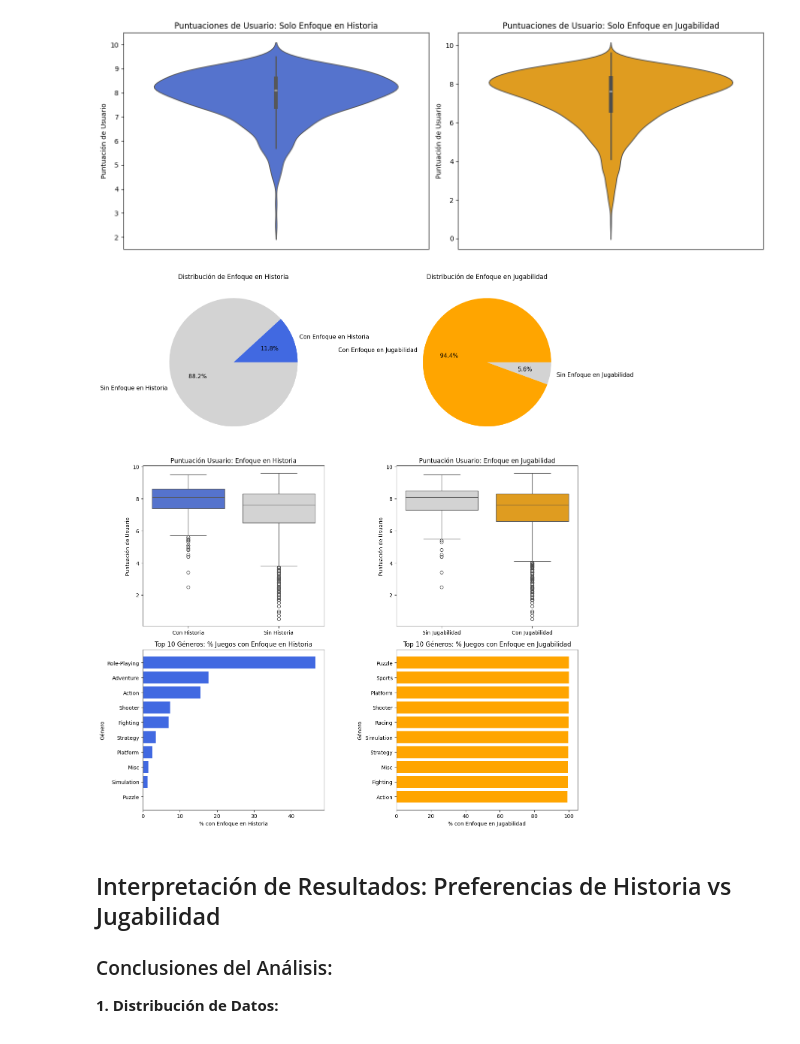
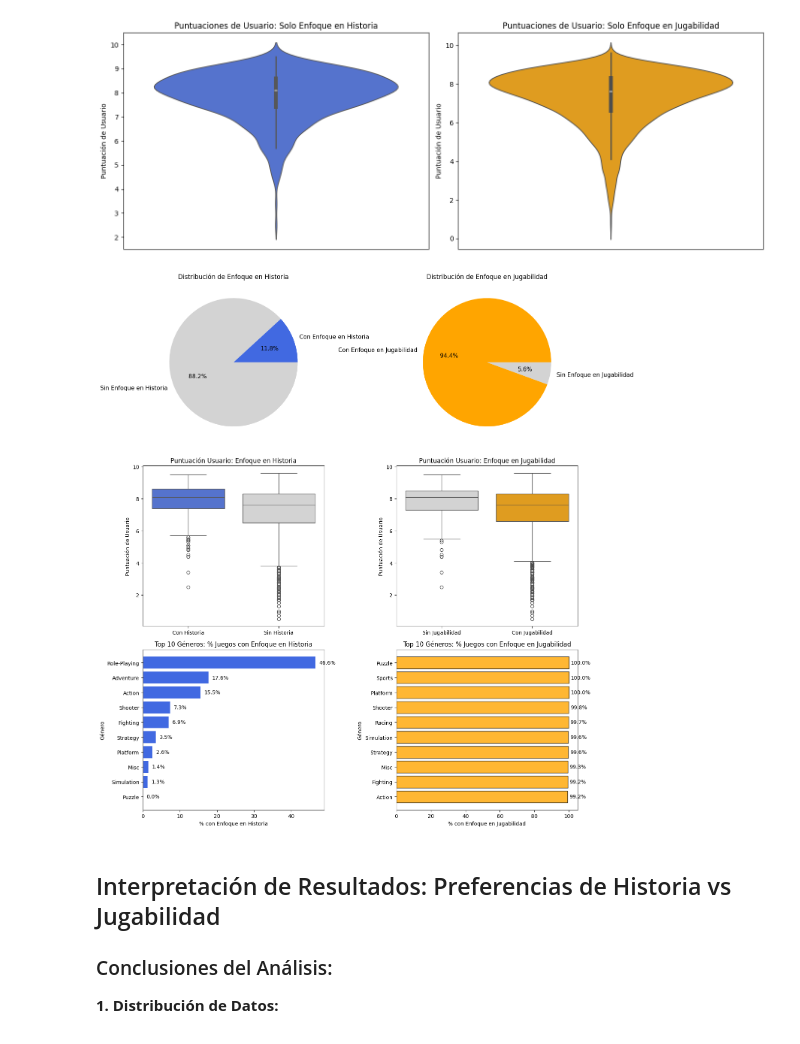
Before and after one commit to maxidalesio/coderhouse_datascience_mdalesio, a Jupyter notebook: ProyectoDSParte1-maxidalesio.ipynb, the cells around one changed output. Drawn from its saved outputs; the diff is of its cells as text; code cells hidden in the pictures.

```diff
--- a/ProyectoDSParte1-maxidalesio.ipynb
+++ b/ProyectoDSParte1-maxidalesio.ipynb
@@ -526,37 +524,59 @@ sns.boxplot(
     data=df_gameplay_box,
     ax=axes[1, 1],
     hue='Gameplay Focus Label',
     palette={'Con Jugabilidad': 'orange', 'Sin Jugabilidad': 'lightgray'},
     legend=False
 )
 axes[1, 1].set_title('Puntuación Usuario: Enfoque en Jugabilidad')
 axes[1, 1].set_xlabel('')
 axes[1, 1].set_ylabel('Puntuación de Usuario')
 
 # 5. Barh: Top 10 Géneros con Enfoque en Historia
-axes[2, 0].barh(
+bars_story = axes[2, 0].barh(
     story_by_genre.index[::-1],
     story_by_genre['porcentaje_historia'][::-1],
     color='royalblue'
 )
 axes[2, 0].set_title('Top 10 Géneros: % Juegos con Enfoque en Historia')
 axes[2, 0].set_xlabel('% con Enfoque en Historia')
 axes[2, 0].set_ylabel('Género')
+# Agregar etiquetas de valor al final de cada barra
+for bar in bars_story:
+    width = bar.get_width()
+    axes[2, 0].text(
+        width + 1,  # un poco a la derecha del final de la barra
+        bar.get_y() + bar.get_height() / 2,
+        f'{width:.1f}%',
+        va='center',
+        fontsize=10
+    )
 
 # 6. Barh: Top 10 Géneros con Enfoque en Jugabilidad
-axes[2, 1].barh(
+bars_gameplay = axes[2, 1].barh(
     gameplay_by_genre.index[::-1],
     gameplay_by_genre['porcentaje_jugabilidad'][::-1],
-    color='orange'
+    color='orange',
+    edgecolor='black',  # para mejorar la visibilidad de las barras
+    alpha=0.8           # hacer las barras un poco más transparentes
 )
 axes[2, 1].set_title('Top 10 Géneros: % Juegos con Enfoque en Jugabilidad')
 axes[2, 1].set_xlabel('% con Enfoque en Jugabilidad')
 axes[2, 1].set_ylabel('Género')
+# Agregar etiquetas de valor al final de cada barra
+for bar in bars_gameplay:
+    width = bar.get_width()
+    axes[2, 1].text(
+        width + 1,
+        bar.get_y() + bar.get_height() / 2,
+        f'{width:.1f}%',
+        va='center',
+        fontsize=10
+    )
 
 plt.tight_layout()
 plt.show()
 # %% [output]
-[figure, old version]
+[figure, new version]
 # %% [markdown]
 ## Interpretación de Resultados: Preferencias de Historia vs Jugabilidad
 
```
Also changed, not shown: parts of 3 cells of this notebook.
